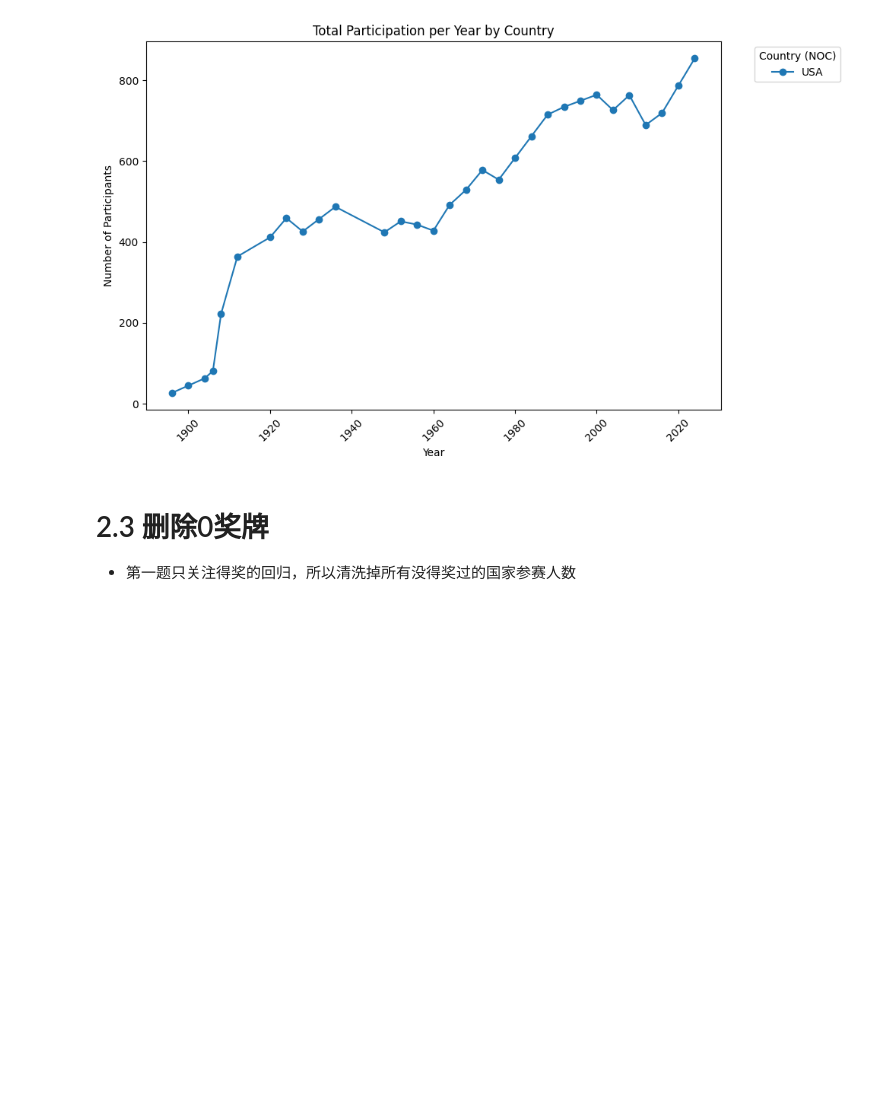
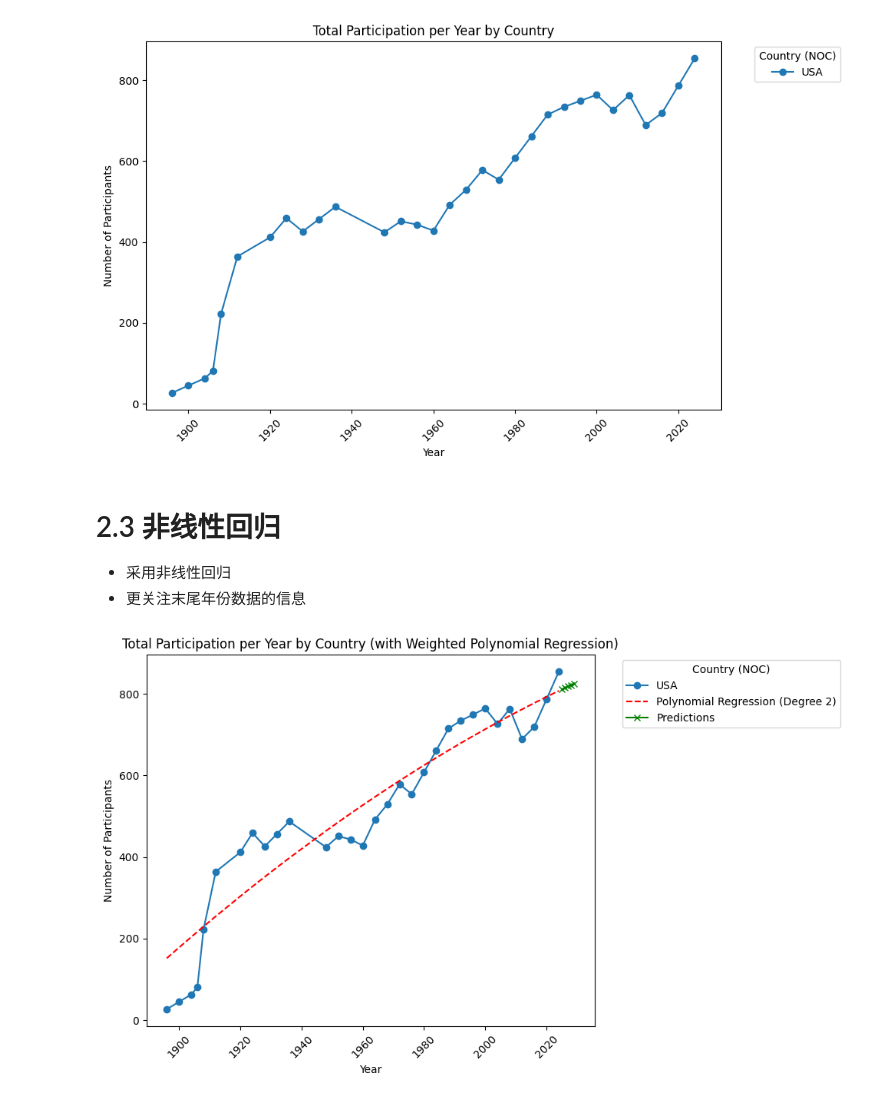
Before and after one commit to rainbowyuyu/MCM, a Jupyter notebook: model_and_code/data_processing.ipynb, the cells around one changed output. Drawn from its saved outputs; the diff is of its cells as text; code cells hidden in the pictures; blank space fills up the shorter version.

```diff
--- a/model_and_code/data_processing.ipynb
+++ b/model_and_code/data_processing.ipynb
@@ -195,5 +405,61 @@ plt.show()
 # %% [output]
 [figure]
 # %% [markdown]
-# 2.3 删除0奖牌
-- 第一题只关注得奖的回归，所以清洗掉所有没得奖过的国家参赛人数
+# 2.3 非线性回归
+- 采用非线性回归
+- 更关注末尾年份数据的信息
+# %%
+import numpy as np
+import matplotlib.pyplot as plt
+from sklearn.preprocessing import PolynomialFeatures
+from sklearn.linear_model import LinearRegression
+
+# Assuming 'years' and 'participants' are already extracted
+years = participation_by_year_country_q1_clean.index.values.reshape(-1, 1)
+participants = participation_by_year_country_q1_clean['USA'].values
+
+# Define weights that emphasize the recent years (e.g., assign higher weight to the last years)
+weights = np.linspace(1, 10, len(years))  # Linear weight increasing with time, or adjust as needed
+
+# Initialize PolynomialFeatures for a degree-2 polynomial (you can adjust the degree)
+degree = 2  # You can try higher values like 3, 4, etc.
+poly = PolynomialFeatures(degree=degree)
+
+# Transform the 'years' into polynomial features
+years_poly = poly.fit_transform(years)
+
+# Fit the polynomial regression model with weights
+model = LinearRegression()
+model.fit(years_poly, participants, sample_weight=weights)
+
+# Predict for the original years and future years
+predicted_participants = model.predict(years_poly)
+
+# For future years (e.g., the next 5 years)
+last_year = years[-1][0]
+future_years = np.array(range(last_year + 1, last_year + 6)).reshape(-1, 1)
+future_years_poly = poly.transform(future_years)
+future_predicted_participants = model.predict(future_years_poly)
+
+# Plotting the data
+plt.figure(figsize=(10, 6))
+
+# Plot the original data
+participation_by_year_country_q1_clean['USA'].plot(kind='line', marker='o', figsize=(10, 6))
+
+# Plot the polynomial regression curve
+plt.plot(years, predicted_participants, color='red', linestyle='--', label=f'Polynomial Regression (Degree {degree})')
+
+# Plot the future predictions
+plt.plot(future_years, future_predicted_participants, color='green', marker='x', linestyle='-', label='Predictions')
+
+# Titles and labels
+plt.title('Total Participation per Year by Country (with Weighted Polynomial Regression)')
+plt.xlabel('Year')
+plt.ylabel('Number of Participants')
+plt.xticks(rotation=45)
+plt.legend(title='Country (NOC)', bbox_to_anchor=(1.05, 1), loc='upper left')
+plt.tight_layout()
+plt.show()
+# %% [output]
+[figure, added]
```
Also changed, not shown: parts of 13 cells of this notebook, 2 other files.
